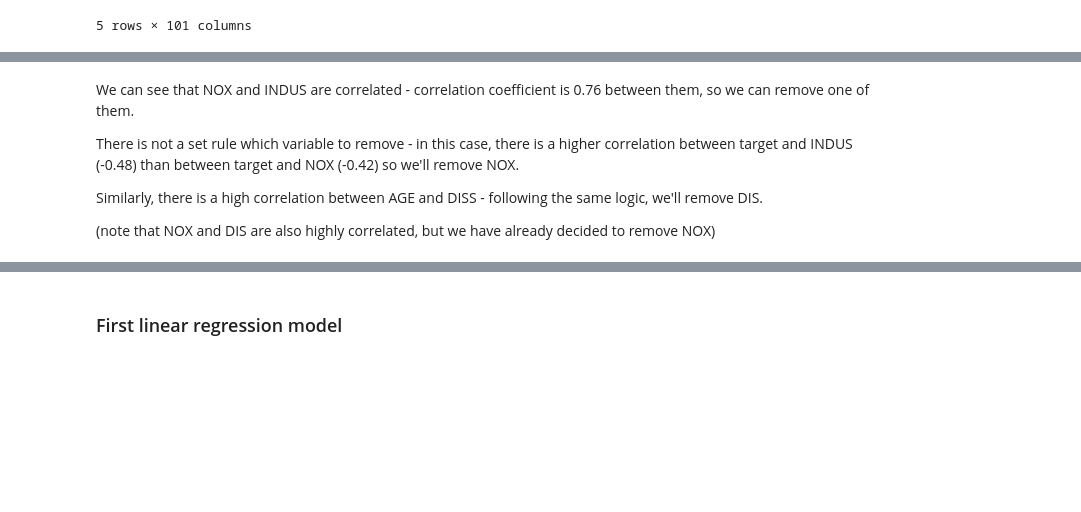
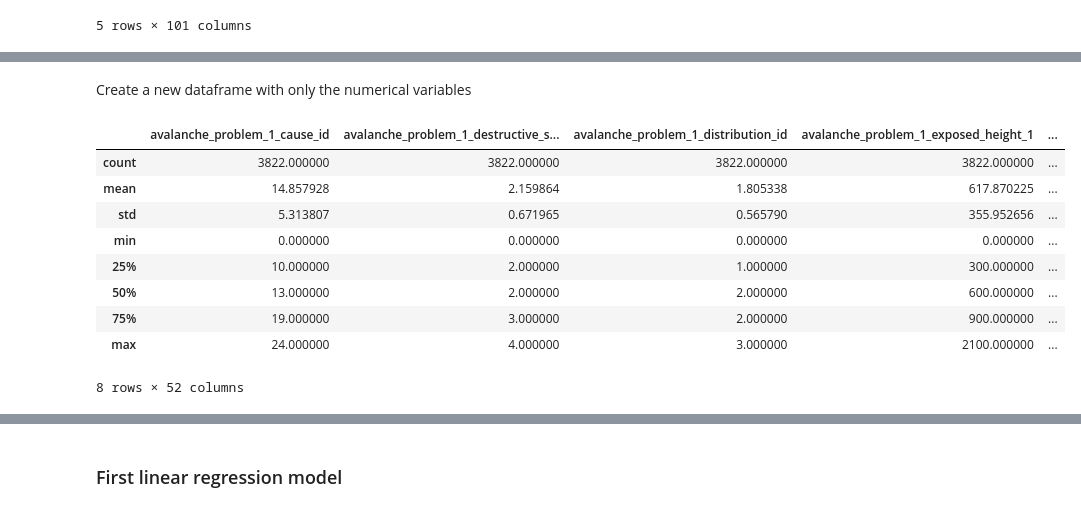
Before and after one commit to kmunve/APS, a Jupyter notebook: aps/notebooks/ml_varsom/preprocessing.ipynb, the cells around one changed output, grey strips where cells are left out. Cells and saved outputs as stored; diff of their text form; code cells hidden in the pictures; blank space fills up the shorter version.

```diff
--- a/aps/notebooks/ml_varsom/preprocessing.ipynb
+++ b/aps/notebooks/ml_varsom/preprocessing.ipynb
@@ -3,17 +10,10 @@
 # %%
-import pandas as pd
-import numpy as np
-import json
-#import graphviz
-import matplotlib.pyplot as plt
-import seaborn as sns
-
 sns.set(style="white")
 #from sklearn import tree
 #from sklearn.preprocessing import LabelEncoder
 #from pprint import pprint
 
-pd.set_option("display.max_rows",6)
+#pd.set_option("display.max_rows",6)
 
 %matplotlib inline
 # %%
@@ -46,0 +55,8 @@ corr
+# %%
+varsom_df.pop('mountain_weather_change_wind_direction')
+varsom_df.pop('mountain_weather_change_hour_of_day_start')
+varsom_df.pop('mountain_weather_change_hour_of_day_stop')
+varsom_df.pop('mountain_weather_change_wind_speed')
+varsom_df.pop('mountain_weather_fl_hour_of_day_stop')
+varsom_df.pop('mountain_weather_fl_hour_of_day_start')
+varsom_df.pop('latest_observations')
@@ -146,8 +107,0 @@ sns.pairplot(boston_data)
-# %% [markdown]
-We can see that NOX and INDUS are correlated - correlation coefficient is 0.76 between them, so we can remove one of them.
-
-There is not a set rule which variable to remove - in this case, there is a higher correlation between target and INDUS (-0.48) than between target and NOX (-0.42) so we'll remove NOX.
-
-Similarly, there is a high correlation between AGE and DISS - following the same logic, we'll remove DIS.
-
-(note that NOX and DIS are also highly correlated, but we have already decided to remove NOX)
@@ -157,0 +108,2 @@ None
+# %% [markdown]
+Create a new dataframe with only the numerical variables
@@ -158,7 +114,18 @@ None
 # %%
 # let's see the details about remainig variables
 
-boston_data.describe()
+varsom_df.describe()
+# %% [output]
+|  | avalanche_problem_1_cause_id | avalanche_problem_1_destructive_s... | avalanche_problem_1_distribution_id | avalanche_problem_1_exposed_height_1 | ... |
+| count | 3822.000000 | 3822.000000 | 3822.000000 | 3822.000000 | ... |
+| mean | 14.857928 | 2.159864 | 1.805338 | 617.870225 | ... |
+| std | 5.313807 | 0.671965 | 0.565790 | 355.952656 | ... |
+| min | 0.000000 | 0.000000 | 0.000000 | 0.000000 | ... |
+| 25% | 10.000000 | 2.000000 | 1.000000 | 300.000000 | ... |
+| 50% | 13.000000 | 2.000000 | 2.000000 | 600.000000 | ... |
+| 75% | 19.000000 | 3.000000 | 2.000000 | 900.000000 | ... |
+| max | 24.000000 | 4.000000 | 3.000000 | 2100.000000 | ... |
+8 rows × 52 columns
 # %% [markdown]
 #### Now we have clean data and can build a model
 
```
Also changed, not shown: parts of 25 cells of this notebook.
